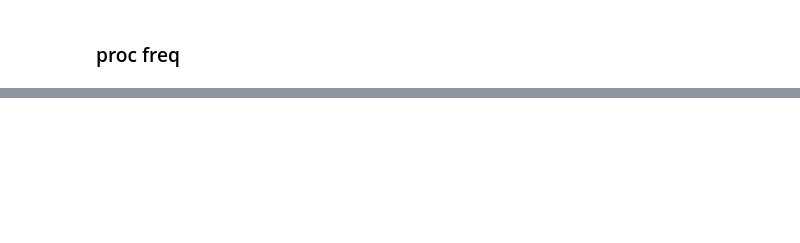
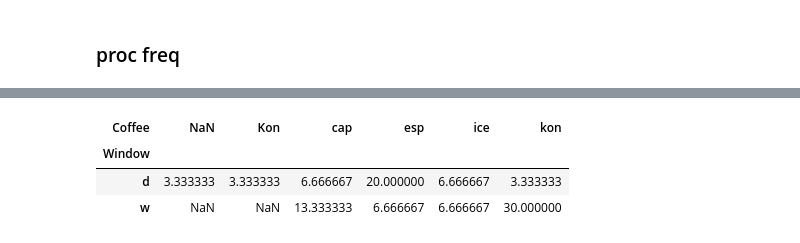
Before and after one commit to 0xdomyz/sas_collection, a Jupyter notebook: proc_data/proc_freq.ipynb, the cells around one changed output, grey strips where cells are left out. Cells and saved outputs as stored; diff of their text form; code cells hidden in the pictures; blank space fills up the shorter version.

```diff
--- a/proc_data/proc_freq.ipynb
+++ b/proc_data/proc_freq.ipynb
@@ -102,0 +147,7 @@ df
+# %%
+df.pivot(index='Window', columns='Coffee', values='PERCENT')
+# %% [output]
+| Coffee | NaN | Kon | cap | esp | ice | kon |
+| Window |  |  |  |  |  |  |
+| d | 3.333333 | 3.333333 | 6.666667 | 20.000000 | 6.666667 | 3.333333 |
+| w | NaN | NaN | 13.333333 | 6.666667 | 6.666667 | 30.000000 |
```
Also changed, not shown: parts of 14 cells of this notebook, 1 other file.
